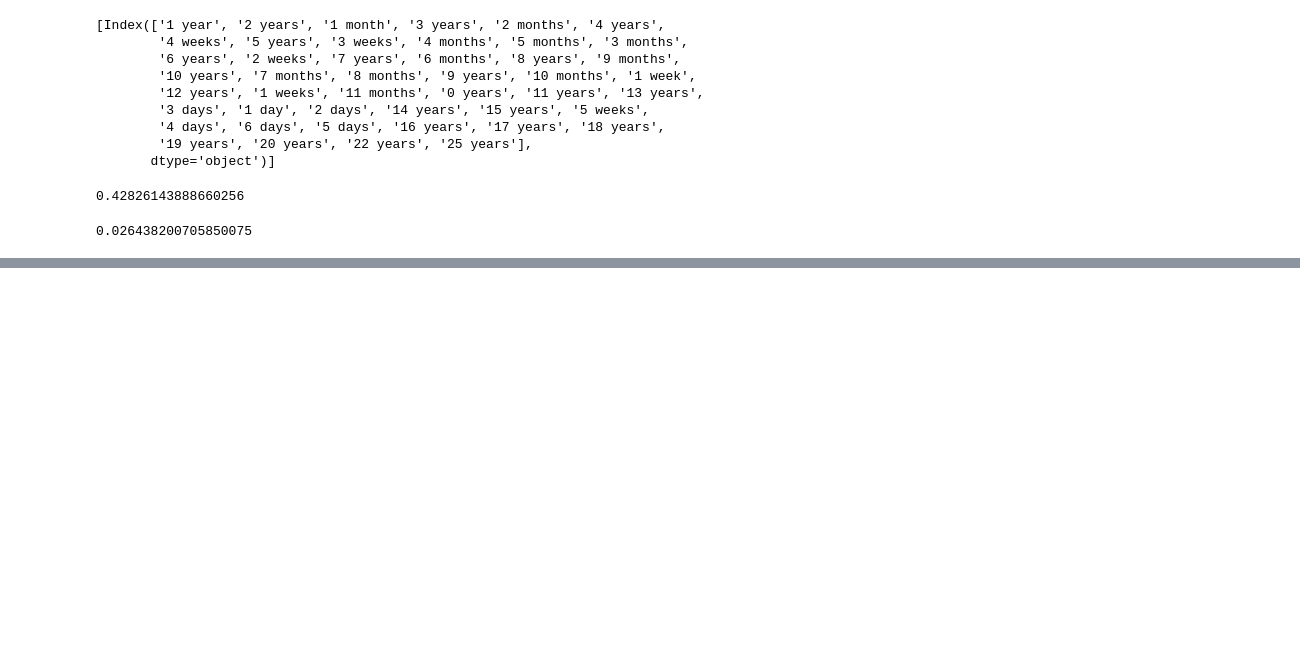
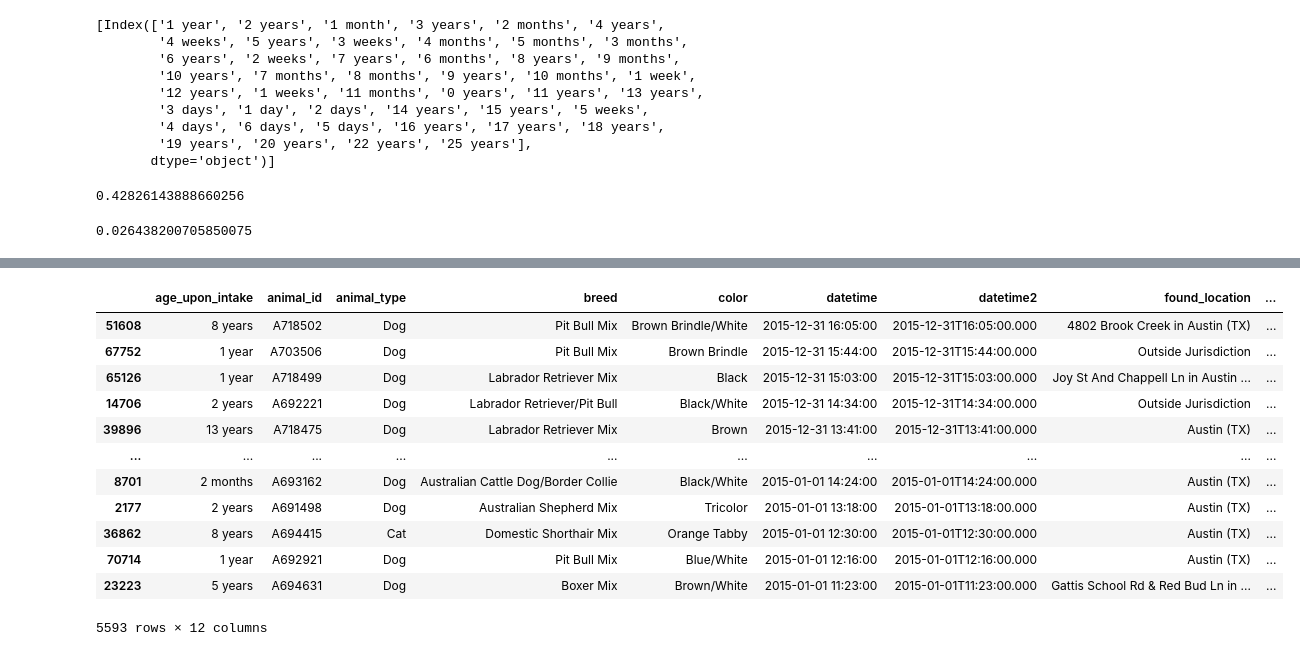
Before and after one commit to 3Grey6Jedi9/Data-Analysis-Project-05, a Jupyter notebook: Pet Shelter Analysis.ipynb, the cells around one changed output, grey strips where cells are left out. Drawn from its saved outputs; the diff is of its cells as text; code cells hidden in the pictures; blank space fills up the shorter version.

```diff
--- a/Pet Shelter Analysis.ipynb
+++ b/Pet Shelter Analysis.ipynb
@@ -748,0 +760,18 @@ senior_ratio
+# %%
+dog_15 = intake_15[intake_15['animal_type'] == 'Dog']
+dog_15 = intake_15[(intake_15['sex_upon_intake'] == 'Neutered Male')| (intake_15['sex_upon_intake'] == 'Spayed Female')]
+dog_15
+# %% [output]
+|  | age_upon_intake | animal_id | animal_type | breed | color | datetime | datetime2 | found_location | ... |
+| 51608 | 8 years | A718502 | Dog | Pit Bull Mix | Brown Brindle/White | 2015-12-31 16:05:00 | 2015-12-31T16:05:00.000 | 4802 Brook Creek in Austin (TX) | ... |
+| 67752 | 1 year | A703506 | Dog | Pit Bull Mix | Brown Brindle | 2015-12-31 15:44:00 | 2015-12-31T15:44:00.000 | Outside Jurisdiction | ... |
+| 65126 | 1 year | A718499 | Dog | Labrador Retriever Mix | Black | 2015-12-31 15:03:00 | 2015-12-31T15:03:00.000 | Joy St And Chappell Ln in Austin ... | ... |
+| 14706 | 2 years | A692221 | Dog | Labrador Retriever/Pit Bull | Black/White | 2015-12-31 14:34:00 | 2015-12-31T14:34:00.000 | Outside Jurisdiction | ... |
+| 39896 | 13 years | A718475 | Dog | Labrador Retriever Mix | Brown | 2015-12-31 13:41:00 | 2015-12-31T13:41:00.000 | Austin (TX) | ... |
+| ... | ... | ... | ... | ... | ... | ... | ... | ... | ... |
+| 8701 | 2 months | A693162 | Dog | Australian Cattle Dog/Border Collie | Black/White | 2015-01-01 14:24:00 | 2015-01-01T14:24:00.000 | Austin (TX) | ... |
+| 2177 | 2 years | A691498 | Dog | Australian Shepherd Mix | Tricolor | 2015-01-01 13:18:00 | 2015-01-01T13:18:00.000 | Austin (TX) | ... |
+| 36862 | 8 years | A694415 | Cat | Domestic Shorthair Mix | Orange Tabby | 2015-01-01 12:30:00 | 2015-01-01T12:30:00.000 | Austin (TX) | ... |
+| 70714 | 1 year | A692921 | Dog | Pit Bull Mix | Blue/White | 2015-01-01 12:16:00 | 2015-01-01T12:16:00.000 | Austin (TX) | ... |
+| 23223 | 5 years | A694631 | Dog | Boxer Mix | Brown/White | 2015-01-01 11:23:00 | 2015-01-01T11:23:00.000 | Gattis School Rd & Red Bud Ln in ... | ... |
+5593 rows × 12 columns
```
Also changed, not shown: parts of 2 cells of this notebook.
